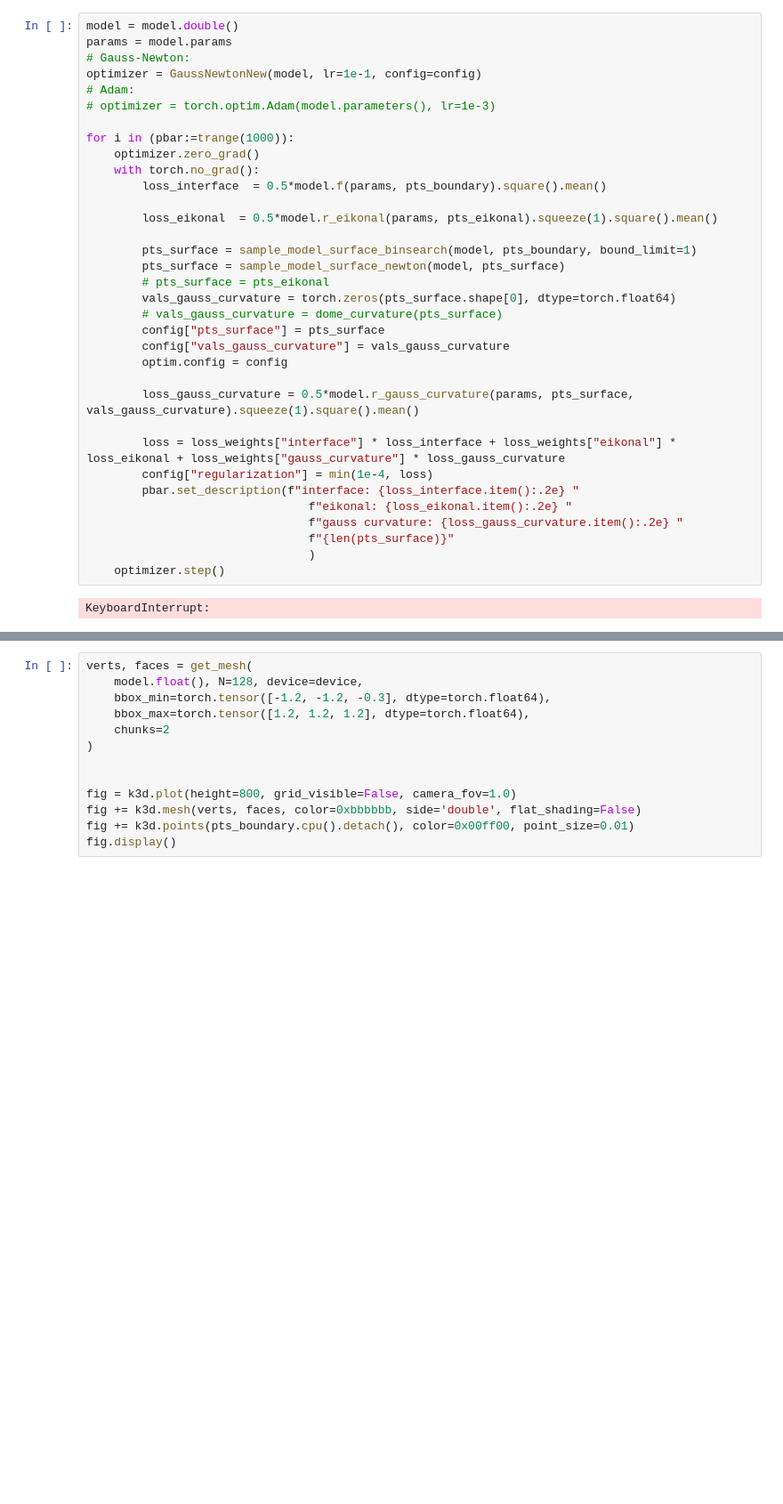
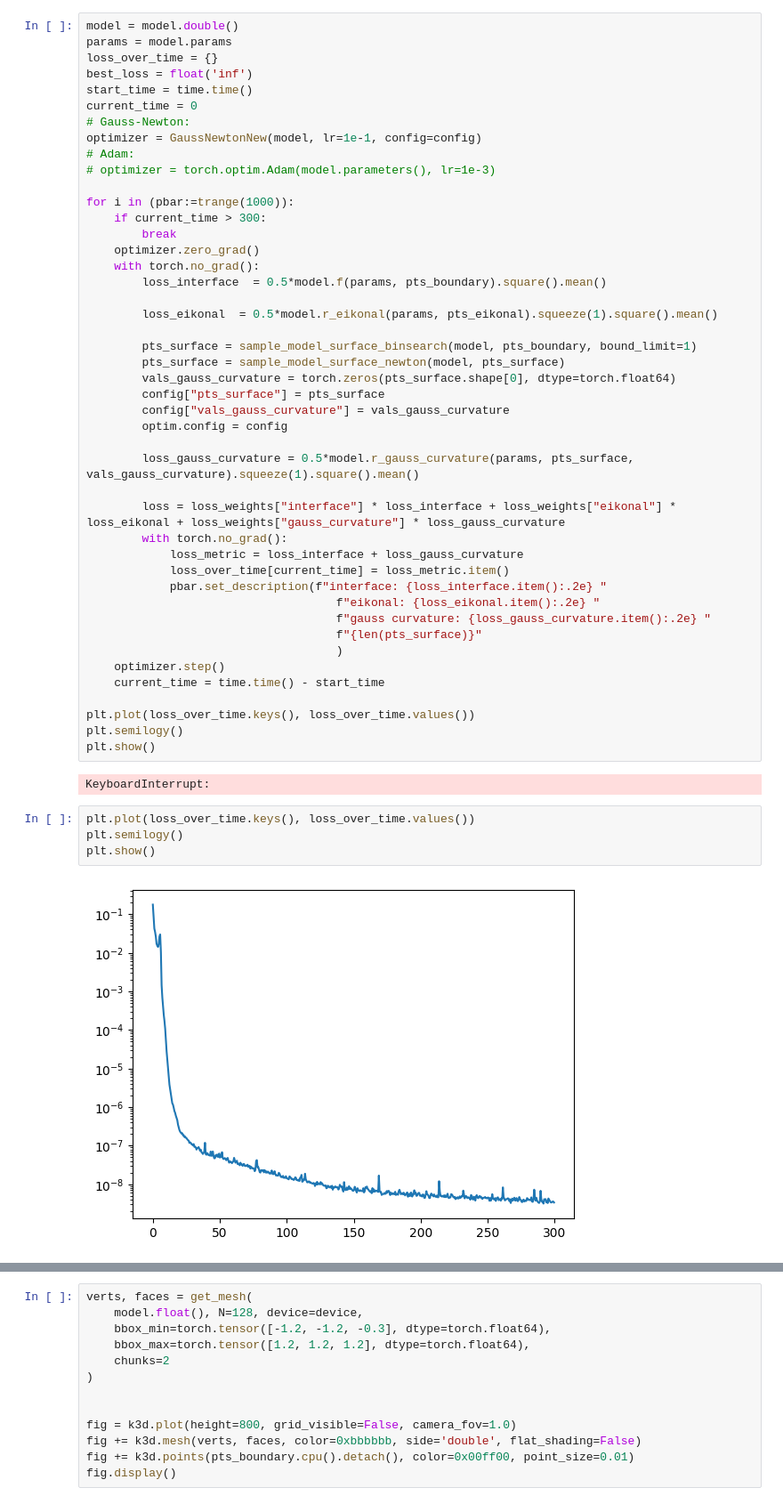
Before and after one commit to JamesAndrewKing/GaussNewtonShapes, a Jupyter notebook: notebooks/prescribed_gauss_curvature.ipynb, the cells around one changed output, grey strips where cells are left out. Shown at 89% size. Cells and saved outputs as stored; diff of their text form; blank space fills up the shorter version.

```diff
--- a/notebooks/prescribed_gauss_curvature.ipynb
+++ b/notebooks/prescribed_gauss_curvature.ipynb
@@ -140,12 +140,18 @@ model = model.double()
 # %%
 model = model.double()
 params = model.params
+loss_over_time = {}
+best_loss = float('inf')
+start_time = time.time()
+current_time = 0
 # Gauss-Newton:
 optimizer = GaussNewtonNew(model, lr=1e-1, config=config)
 # Adam:
 # optimizer = torch.optim.Adam(model.parameters(), lr=1e-3)
 
 for i in (pbar:=trange(1000)):
+    if current_time > 300:
+        break
     optimizer.zero_grad()
     with torch.no_grad():
         loss_interface  = 0.5*model.f(params, pts_boundary).square().mean()
@@ -154,9 +160,7 @@ for i in (pbar:=trange(1000)):
 
         pts_surface = sample_model_surface_binsearch(model, pts_boundary, bound_limit=1)
         pts_surface = sample_model_surface_newton(model, pts_surface)
-        # pts_surface = pts_eikonal
         vals_gauss_curvature = torch.zeros(pts_surface.shape[0], dtype=torch.float64)
-        # vals_gauss_curvature = dome_curvature(pts_surface)
         config["pts_surface"] = pts_surface
         config["vals_gauss_curvature"] = vals_gauss_curvature
         optim.config = config
@@ -164,15 +168,28 @@ for i in (pbar:=trange(1000)):
         loss_gauss_curvature = 0.5*model.r_gauss_curvature(params, pts_surface, vals_gauss_curvature).squeeze(1).square().mean()
 
         loss = loss_weights["interface"] * loss_interface + loss_weights["eikonal"] * loss_eikonal + loss_weights["gauss_curvature"] * loss_gauss_curvature
-        config["regularization"] = min(1e-4, loss)
-        pbar.set_description(f"interface: {loss_interface.item():.2e} "
-                                f"eikonal: {loss_eikonal.item():.2e} "
-                                f"gauss curvature: {loss_gauss_curvature.item():.2e} "
-                                f"{len(pts_surface)}"
-                                )
+        with torch.no_grad():
+            loss_metric = loss_interface + loss_gauss_curvature
+            loss_over_time[current_time] = loss_metric.item()
+            pbar.set_description(f"interface: {loss_interface.item():.2e} "
+                                    f"eikonal: {loss_eikonal.item():.2e} "
+                                    f"gauss curvature: {loss_gauss_curvature.item():.2e} "
+                                    f"{len(pts_surface)}"
+                                    )
     optimizer.step()
+    current_time = time.time() - start_time
+
+plt.plot(loss_over_time.keys(), loss_over_time.values())
+plt.semilogy()
+plt.show()
 # %% [output]
 KeyboardInterrupt:
+# %%
+plt.plot(loss_over_time.keys(), loss_over_time.values())
+plt.semilogy()
+plt.show()
+# %% [output]
+[figure, added]
 # %%
 model = model.double()
 params = model.params
```
Also changed, not shown: parts of 7 cells of this notebook, 44 other files.
